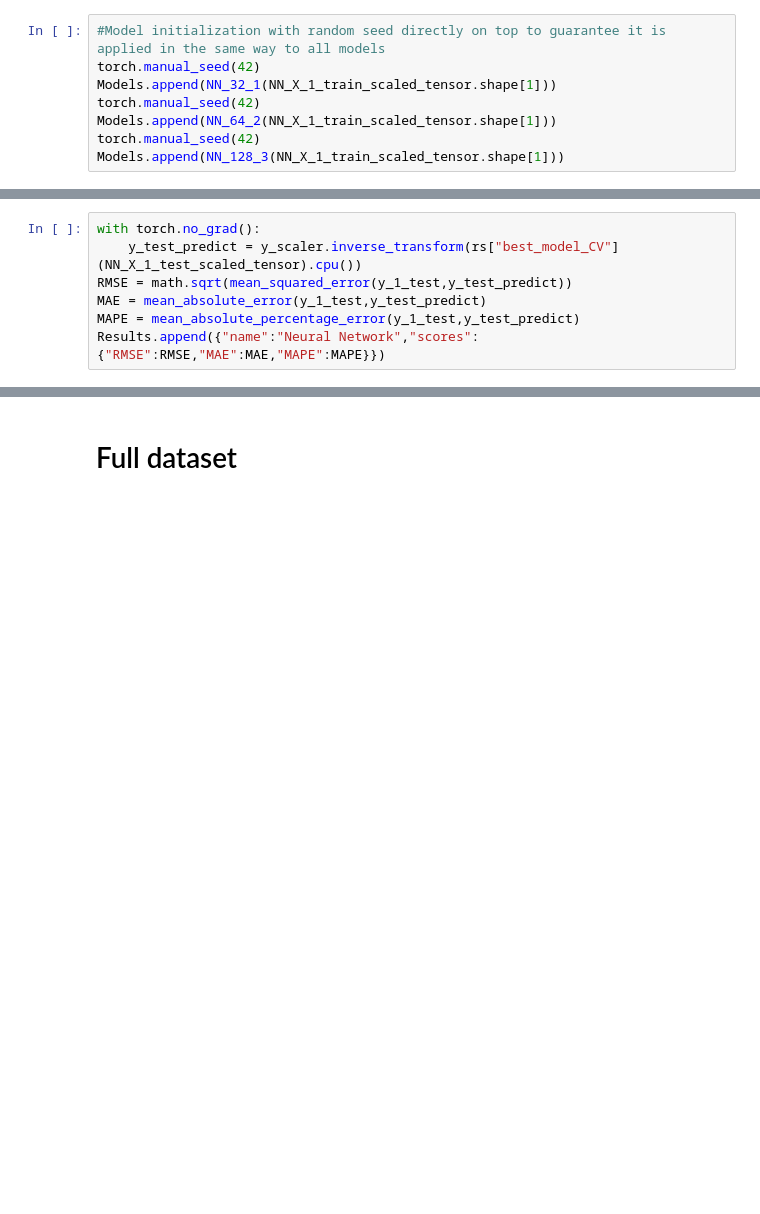
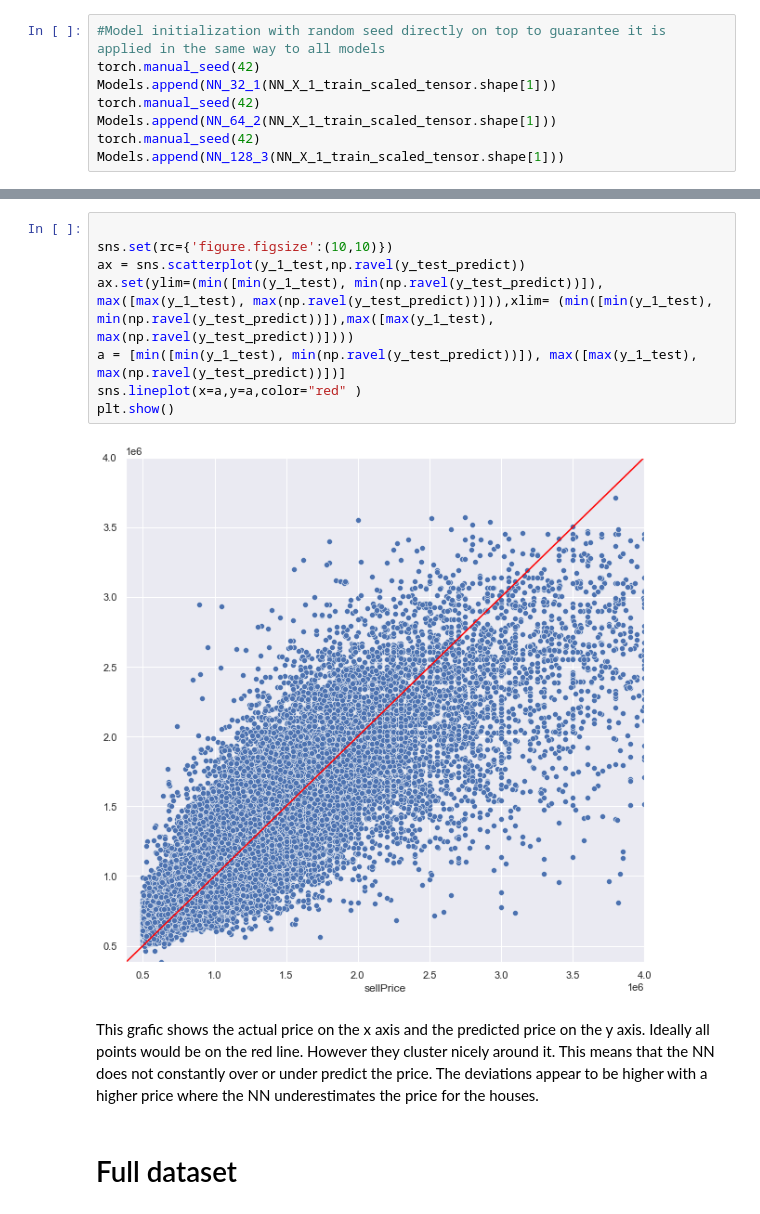
Before and after one commit to FHKrieg/DeepLearningAbschluss, a Jupyter notebook: EDA2.ipynb, the cells around one changed output, grey strips where cells are left out. Saved outputs shown, nothing was run; the diff lists cells and outputs as text; blank space fills up the shorter version.

```diff
--- a/EDA2.ipynb
+++ b/EDA2.ipynb
@@ -473,7 +495,0 @@ rs=  Grid_Search_NN(TestModel, NN_experiments["parameters"], NN_y_1_train,NN_y_1
-# %%
-with torch.no_grad():
-    y_test_predict = y_scaler.inverse_transform(rs["best_model_CV"](NN_X_1_test_scaled_tensor).cpu())
-RMSE = math.sqrt(mean_squared_error(y_1_test,y_test_predict))
-MAE = mean_absolute_error(y_1_test,y_test_predict)
-MAPE = mean_absolute_percentage_error(y_1_test,y_test_predict)
-Results.append({"name":"Neural Network","scores":{"RMSE":RMSE,"MAE":MAE,"MAPE":MAPE}})
@@ -506,3 +515,15 @@ class NN_64_2_T(nn.Module):
+# %%
+
+sns.set(rc={'figure.figsize':(10,10)})
+ax = sns.scatterplot(y_1_test,np.ravel(y_test_predict))
+ax.set(ylim=(min([min(y_1_test), min(np.ravel(y_test_predict))]), max([max(y_1_test), max(np.ravel(y_test_predict))])),xlim= (min([min(y_1_test), min(np.ravel(y_test_predict))]),max([max(y_1_test), max(np.ravel(y_test_predict))])))
+a = [min([min(y_1_test), min(np.ravel(y_test_predict))]), max([max(y_1_test), max(np.ravel(y_test_predict))])]
+sns.lineplot(x=a,y=a,color="red" )
+plt.show()
+# %% [output]
+[figure, added]
+# %% [markdown]
+This grafic shows the actual price on the x axis and the predicted price on the y axis. Ideally all points would be on the red line. However they cluster nicely around it. This means that the NN does not constantly over or under predict the price. The deviations appear to be higher with a higher price where the NN underestimates the price for the houses.
 # %% [markdown]
 # Full dataset
 # %%
```
Also changed, not shown: parts of 61 cells of this notebook.
